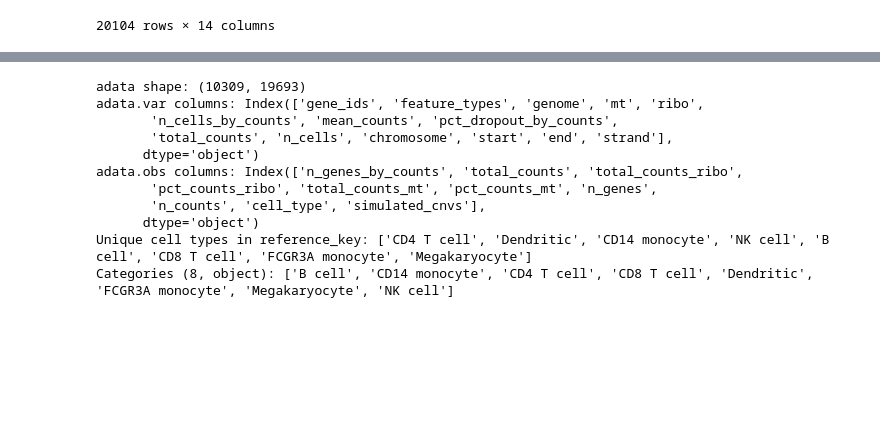
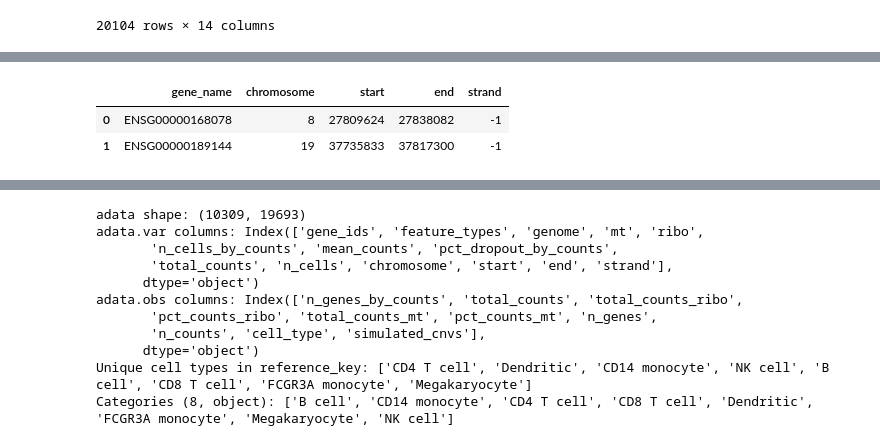
Before and after one commit to bly2/CSCB-2025-Final, a Jupyter notebook: master.ipynb, the cells around one changed output, grey strips where cells are left out. Saved outputs shown, nothing was run; the diff lists cells and outputs as text; code cells hidden in the pictures; blank space fills up the shorter version.

```diff
--- a/master.ipynb
+++ b/master.ipynb
@@ -147,3 +194,9 @@ KeyboardInterrupt:
+# %%
+gene_annotations_df
+# %% [output]
+|  | gene_name | chromosome | start | end | strand |
+| 0 | ENSG00000168078 | 8 | 27809624 | 27838082 | -1 |
+| 1 | ENSG00000189144 | 19 | 37735833 | 37817300 | -1 |
 # %%
 # Run infercnv
 
```
Also changed, not shown: parts of 8 cells of this notebook.
